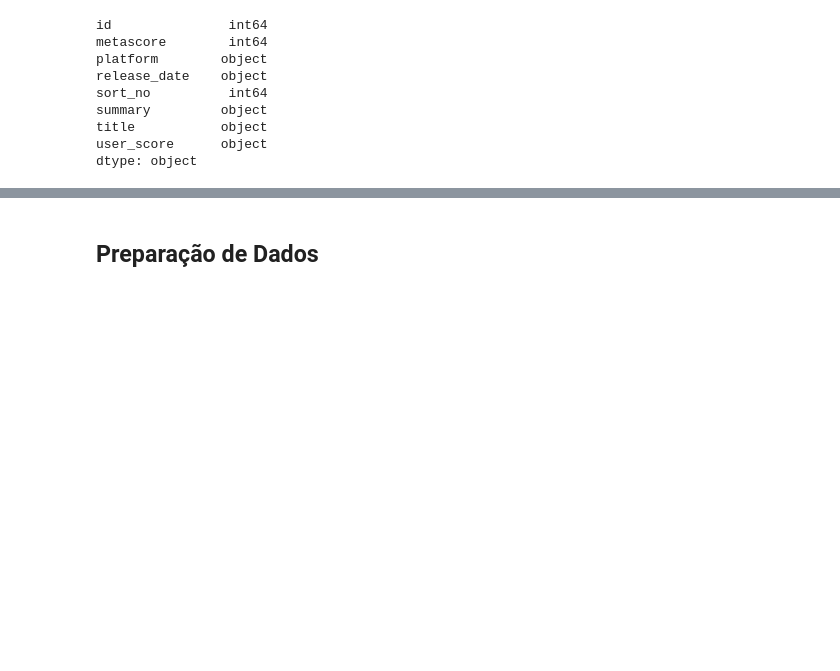
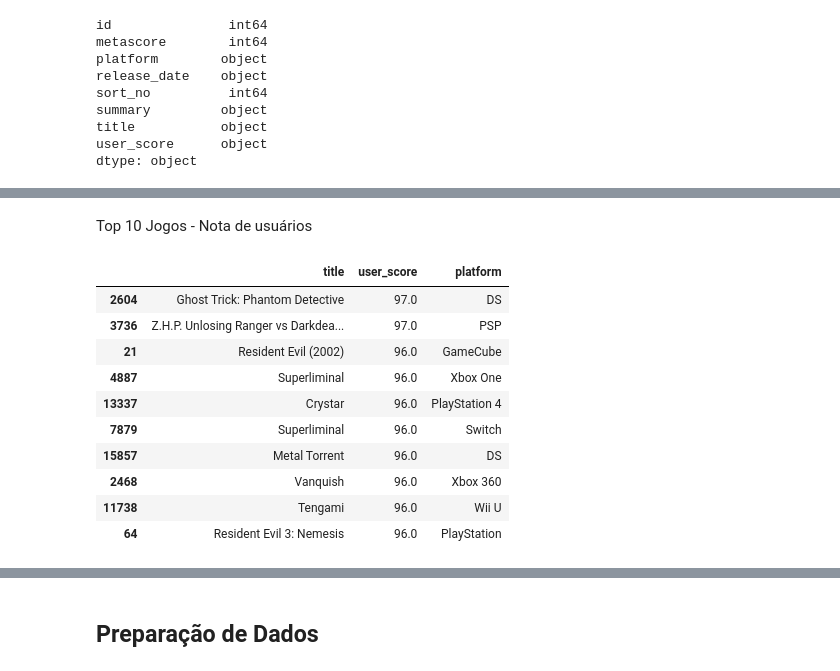
Before and after one commit to pauloberenguel/games, a Jupyter notebook: analise_games.ipynb, the cells around one changed output, grey strips where cells are left out. Drawn from its saved outputs; the diff is of its cells as text; code cells hidden in the pictures; blank space fills up the shorter version.

```diff
--- a/analise_games.ipynb
+++ b/analise_games.ipynb
@@ -95,0 +108,17 @@ plt.show()
+# %% [markdown]
+Top 10 Jogos - Nota de usuários
+# %%
+top_user_score = df.sort_values(['user_score'], ascending=False)[:10]
+top_user_score[['title','user_score','platform']]
+# %% [output]
+|  | title | user_score | platform |
+| 2604 | Ghost Trick: Phantom Detective | 97.0 | DS |
+| 3736 | Z.H.P. Unlosing Ranger vs Darkdea... | 97.0 | PSP |
+| 21 | Resident Evil (2002) | 96.0 | GameCube |
+| 4887 | Superliminal | 96.0 | Xbox One |
+| 13337 | Crystar | 96.0 | PlayStation 4 |
+| 7879 | Superliminal | 96.0 | Switch |
+| 15857 | Metal Torrent | 96.0 | DS |
+| 2468 | Vanquish | 96.0 | Xbox 360 |
+| 11738 | Tengami | 96.0 | Wii U |
+| 64 | Resident Evil 3: Nemesis | 96.0 | PlayStation |
```
Also changed, not shown: parts of 27 cells of this notebook, 3 other files.
